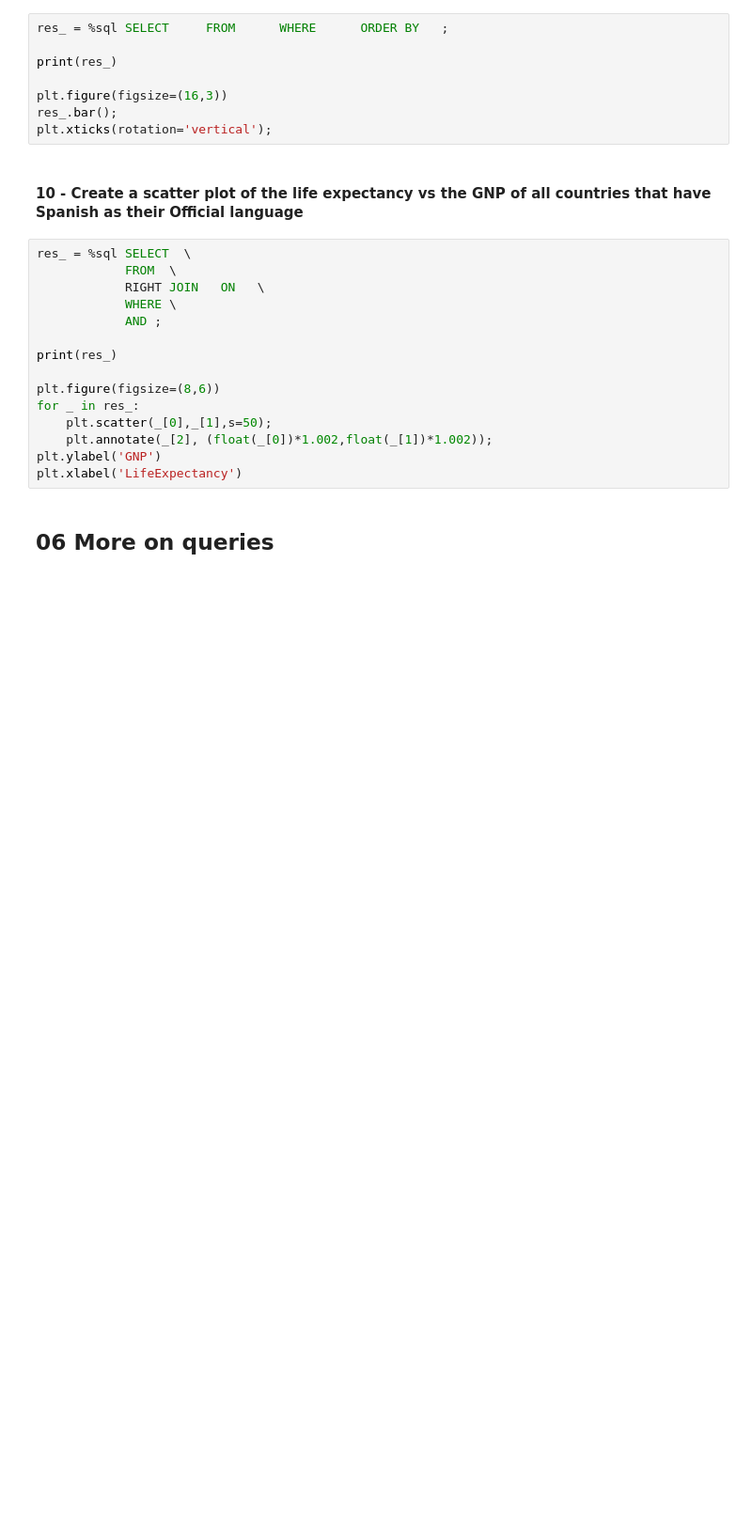
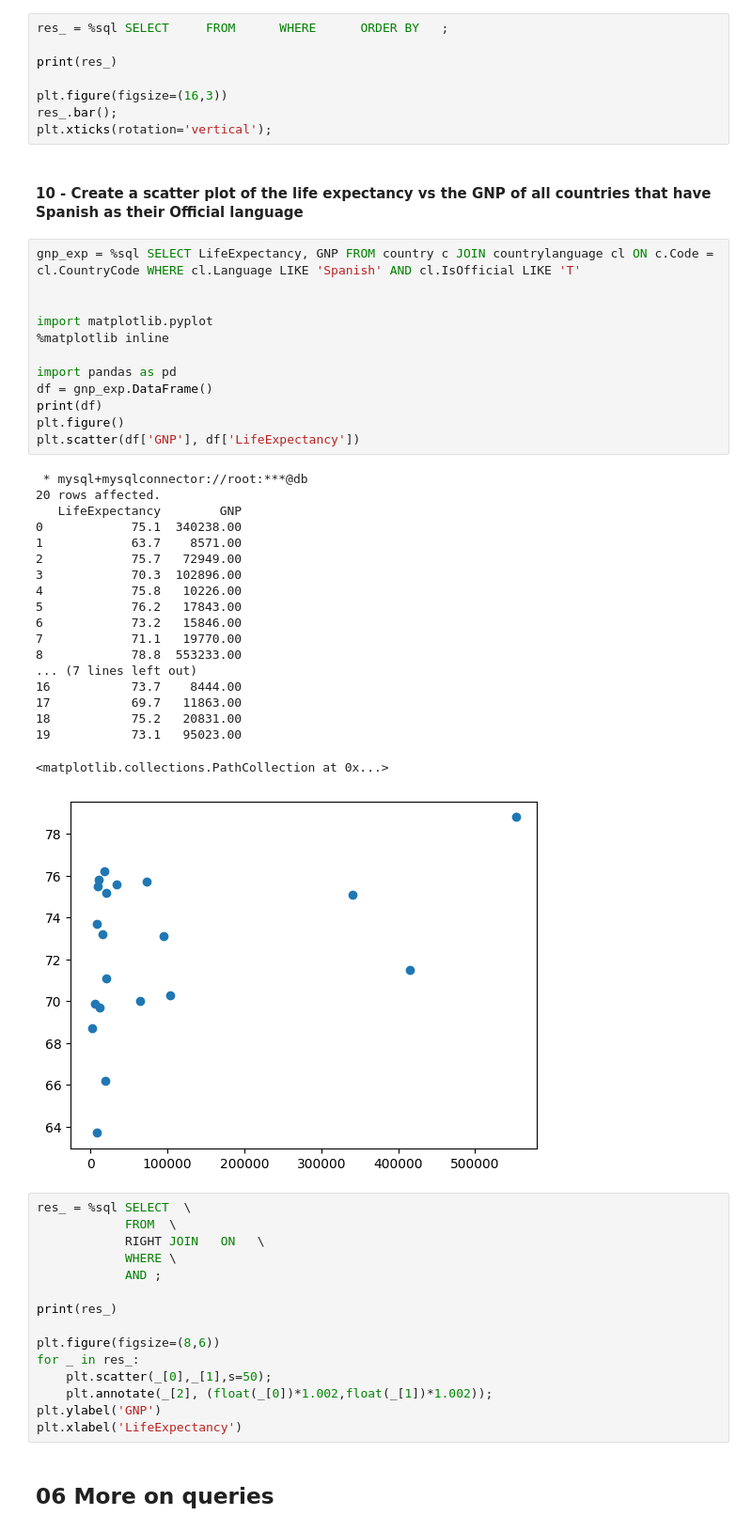
Before and after one commit to AmorosettiG/MAPD_B, a Jupyter notebook: mysql/notebooks/MySQL.ipynb, the cells around one changed output. Shown at 94% size. Drawn from its saved outputs; the diff is of its cells as text; blank space fills up the shorter version.

```diff
--- a/mysql/notebooks/MySQL.ipynb
+++ b/mysql/notebooks/MySQL.ipynb
@@ -1792,6 +2060,38 @@ res_.bar();
 plt.xticks(rotation='vertical');
 # %% [markdown]
 #### 10 - Create a scatter plot of the life expectancy vs the GNP of all countries that have Spanish as their Official language
+# %%
+gnp_exp = %sql SELECT LifeExpectancy, GNP FROM country c JOIN countrylanguage cl ON c.Code = cl.CountryCode WHERE cl.Language LIKE 'Spanish' AND cl.IsOfficial LIKE 'T'
+
+
+import matplotlib.pyplot
+%matplotlib inline
+
+import pandas as pd
+df = gnp_exp.DataFrame()
+print(df)
+plt.figure()
+plt.scatter(df['GNP'], df['LifeExpectancy'])
+# %% [output]
+ * mysql+mysqlconnector://root:***@db
+20 rows affected.
+   LifeExpectancy        GNP
+0            75.1  340238.00
+1            63.7    8571.00
+2            75.7   72949.00
+3            70.3  102896.00
+4            75.8   10226.00
+5            76.2   17843.00
+6            73.2   15846.00
+7            71.1   19770.00
+8            78.8  553233.00
+... (7 lines left out)
+16           73.7    8444.00
+17           69.7   11863.00
+18           75.2   20831.00
+19           73.1   95023.00
+<matplotlib.collections.PathCollection at 0x...>
+[figure, added]
 # %%
 res_ = %sql SELECT  \
             FROM  \
```
Also changed, not shown: parts of 17 cells of this notebook.
